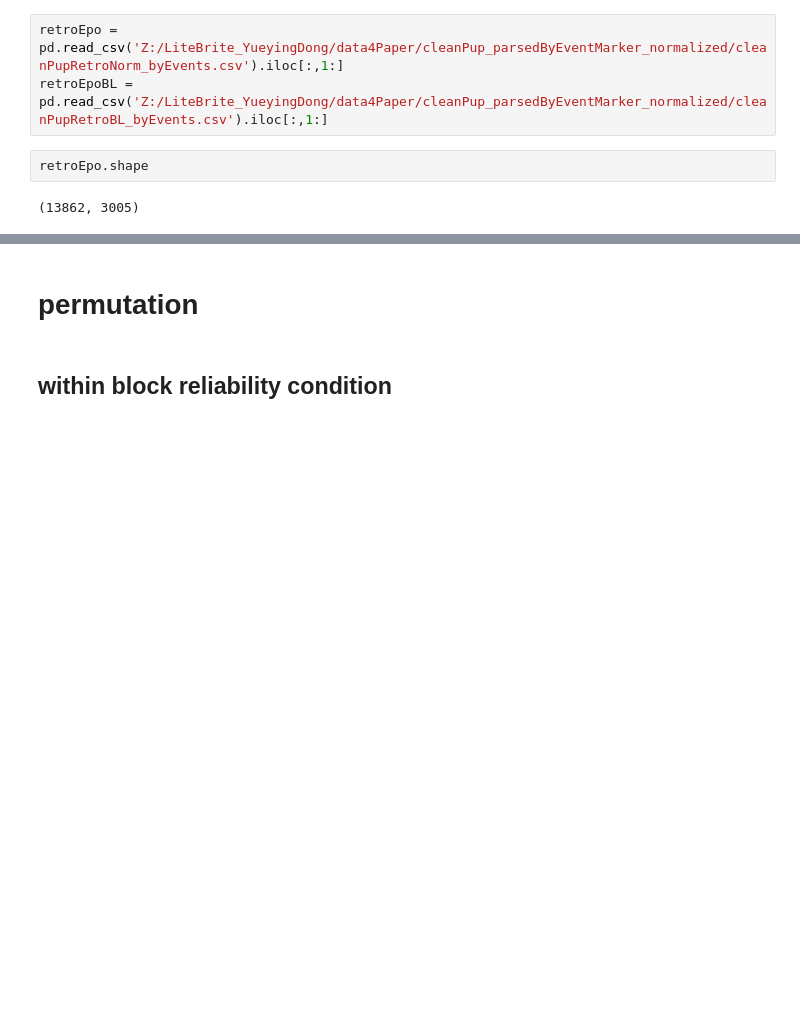
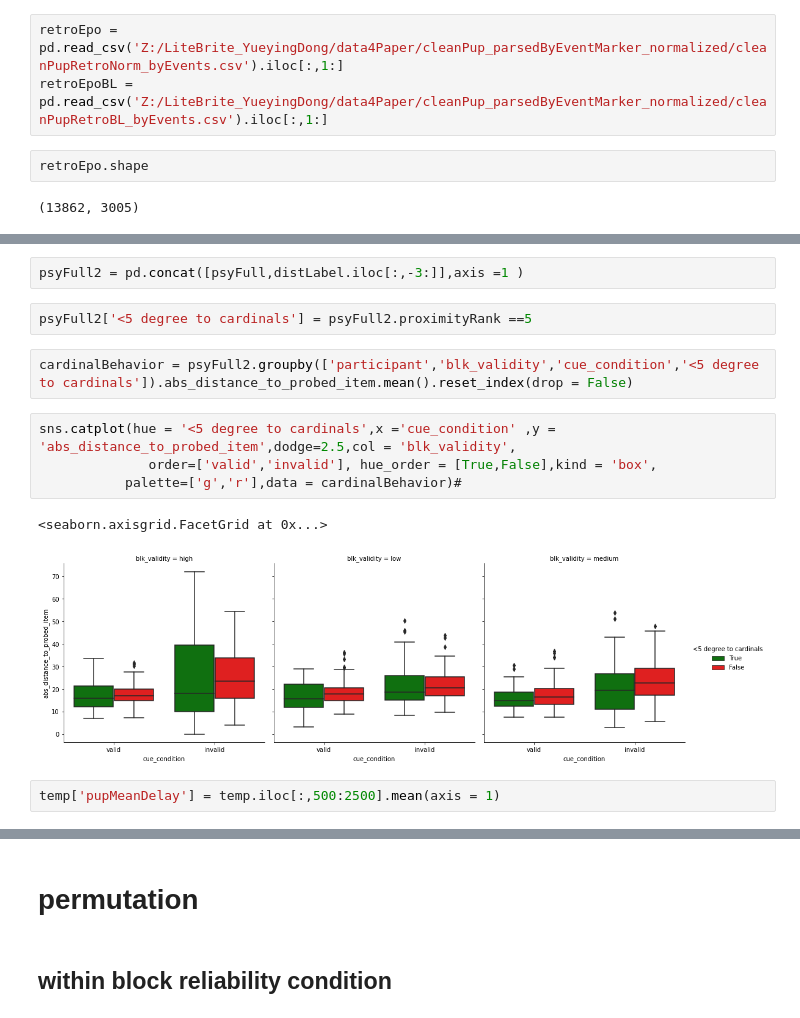
Before and after one commit to YueyingDong/YD2023_code4Paper, a Jupyter notebook: pupResults.ipynb, the cells around one changed output, grey strips where cells are left out. Cells and saved outputs as stored; diff of their text form; blank space fills up the shorter version.

```diff
--- a/pupResults.ipynb
+++ b/pupResults.ipynb
@@ -930,0 +966,15 @@ retroEpo.shape
+# %%
+psyFull2 = pd.concat([psyFull,distLabel.iloc[:,-3:]],axis =1 )
+# %%
+psyFull2['<5 degree to cardinals'] = psyFull2.proximityRank ==5
+# %%
+cardinalBehavior = psyFull2.groupby(['participant','blk_validity','cue_condition','<5 degree to cardinals']).abs_distance_to_probed_item.mean().reset_index(drop = False)
+# %%
+sns.catplot(hue = '<5 degree to cardinals',x ='cue_condition' ,y = 'abs_distance_to_probed_item',dodge=2.5,col = 'blk_validity',
+              order=['valid','invalid'], hue_order = [True,False],kind = 'box',
+           palette=['g','r'],data = cardinalBehavior)#
+# %% [output]
+<seaborn.axisgrid.FacetGrid at 0x...>
+[figure, added]
+# %%
+temp['pupMeanDelay'] = temp.iloc[:,500:2500].mean(axis = 1)
```
Also changed, not shown: parts of 12 cells of this notebook, 1 other file.
